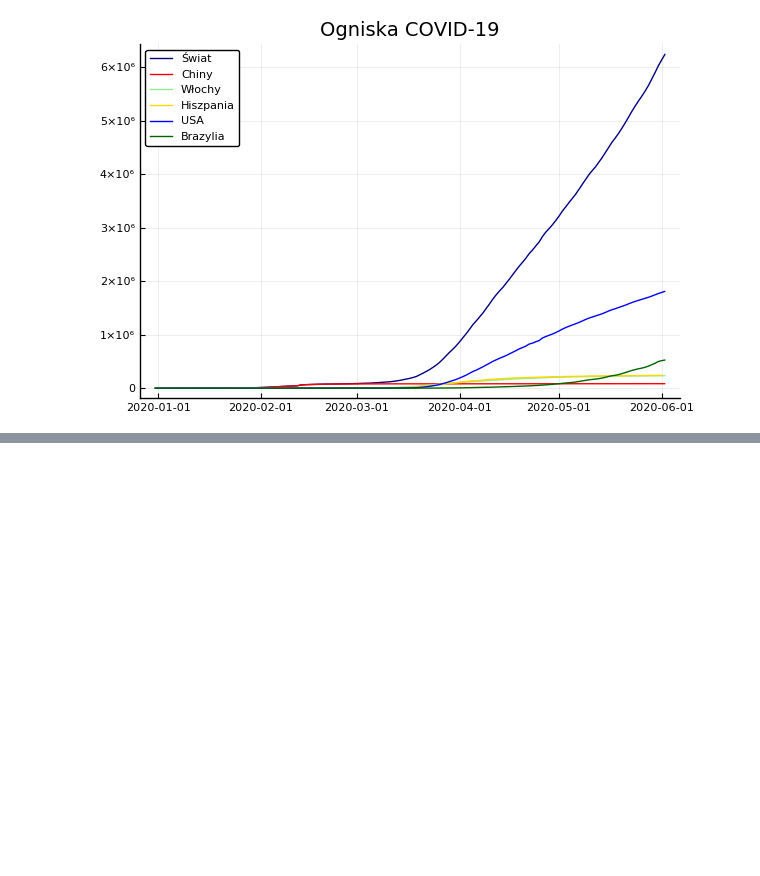
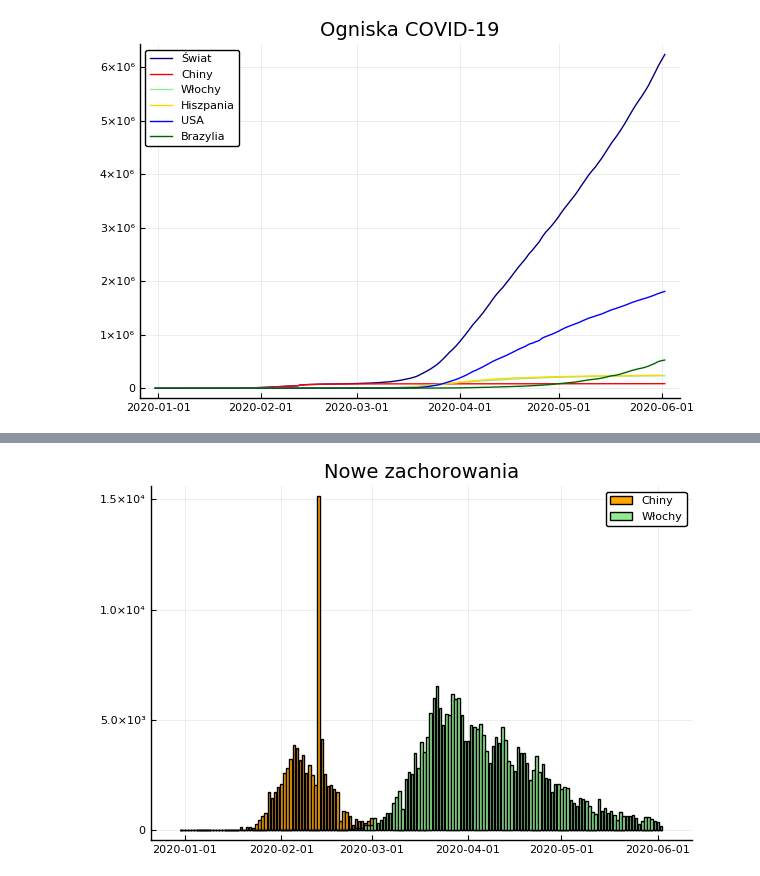
Before and after one commit to wstryc/Wizualizacja-COVID-19, a Jupyter notebook: projekt.ipynb, the cells around one changed output, grey strips where cells are left out. Cells and saved outputs as stored; diff of their text form; code cells hidden in the pictures; blank space fills up the shorter version.

```diff
--- a/projekt.ipynb
+++ b/projekt.ipynb
@@ -161,0 +187,5 @@ plot(p1,p2, p3, p4, layout=4, size=size=(950,570), tight_layout=true, margin=20p
+# %%
+bar(china[:date], china[:new_cases], label="Chiny", color=:orange)
+bar!(italy[:date], italy[:new_cases], title="Nowe zachorowania", label="Włochy", color=:lightgreen)
+# %% [output]
+[figure, added]
```
Also changed, not shown: parts of 32 cells of this notebook.
